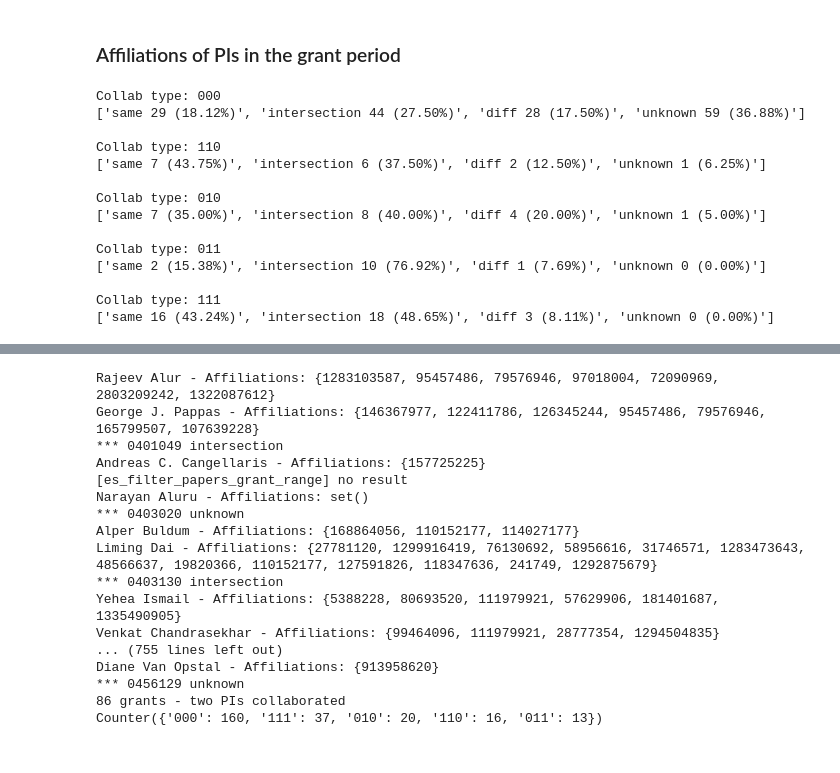
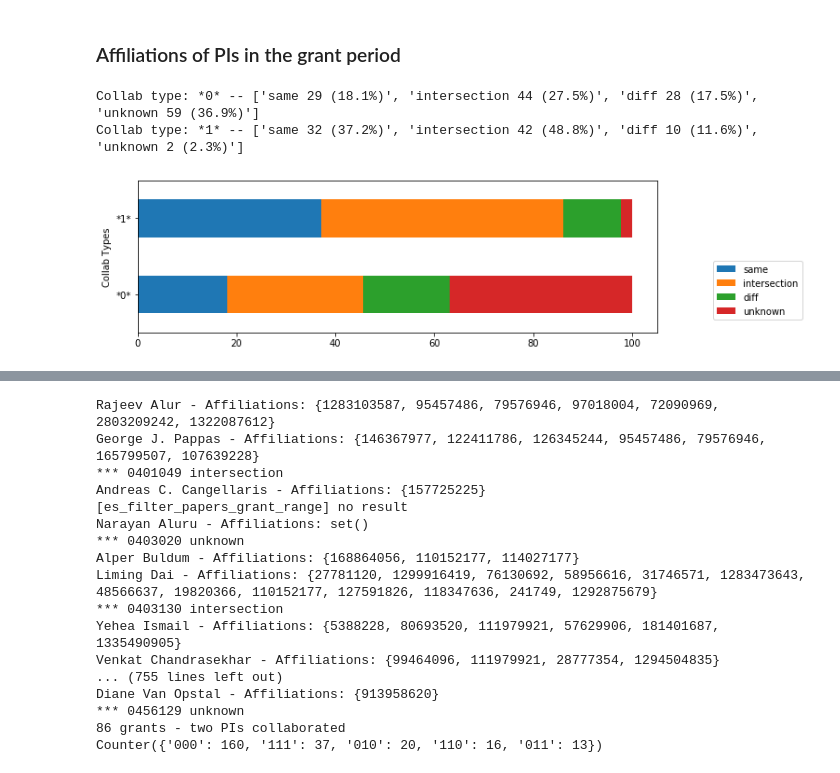
Before and after one commit to shinminjeong/moneymatters, a Jupyter notebook: scripts/2PI_affiliation_NSF_CISE.ipynb, the cells around one changed output, grey strips where cells are left out. Cells and saved outputs as stored; diff of their text form; code cells hidden in the pictures.

Commit message:
add affiliation breakdown plots

```diff
--- a/scripts/2PI_affiliation_NSF_CISE.ipynb
+++ b/scripts/2PI_affiliation_NSF_CISE.ipynb
@@ -204,23 +204,23 @@ Counter({'000': 160, '111': 37, '010': 20, '110': 16, '011': 13})
 ### Affiliations of PIs in the grant period
 # %%
 C = Counter(ctypes)
+corder = ["*0*", "*1*"]
+index = pd.Index(corder, name='Collab Types')
 korder = ["same", "intersection", "diff", "unknown"]
-for ct, v in C.items():
-    print("\nCollab type:", ct)
-    tlist = Counter([dict_affiliations[gid] for gid, t in collab_type.items() if t == ct])
-    print(["{} {} ({:.2f}%)".format(k, tlist[k], 100*tlist[k]/C[ct]) for k in korder])
+data_c = {g:[] for g in korder}
+for ct in corder:
+    print("Collab type:", ct, end=" -- ")
+    tlist = Counter([dict_affiliations[gid] for gid, t in collab_type.items() if t[1] == ct[1]])
+    tnum = 0
+    for c, v in C.items():
+        if c[1] == ct[1]:
+            tnum += v
+    print(["{} {} ({:.1f}%)".format(k, tlist[k], 100*tlist[k]/tnum) for k in korder])
+    for k in korder:
+        data_c[k].append(100*tlist[k]/tnum)
+df = pd.DataFrame(data_c, index=index)
+ax = df.plot(kind='barh', stacked=True, figsize=(10, 3)).legend(bbox_to_anchor=(1.1, 0.5))
 # %% [output]
-Collab type: 000
-['same 29 (18.12%)', 'intersection 44 (27.50%)', 'diff 28 (17.50%)', 'unknown 59 (36.88%)']
-
-Collab type: 110
-['same 7 (43.75%)', 'intersection 6 (37.50%)', 'diff 2 (12.50%)', 'unknown 1 (6.25%)']
-
-Collab type: 010
-['same 7 (35.00%)', 'intersection 8 (40.00%)', 'diff 4 (20.00%)', 'unknown 1 (5.00%)']
-
-Collab type: 011
-['same 2 (15.38%)', 'intersection 10 (76.92%)', 'diff 1 (7.69%)', 'unknown 0 (0.00%)']
-
-Collab type: 111
-['same 16 (43.24%)', 'intersection 18 (48.65%)', 'diff 3 (8.11%)', 'unknown 0 (0.00%)']
+Collab type: *0* -- ['same 29 (18.1%)', 'intersection 44 (27.5%)', 'diff 28 (17.5%)', 'unknown 59 (36.9%)']
+Collab type: *1* -- ['same 32 (37.2%)', 'intersection 42 (48.8%)', 'diff 10 (11.6%)', 'unknown 2 (2.3%)']
+[figure, added]
```
Also changed, not shown: parts of 3 cells of this notebook.
